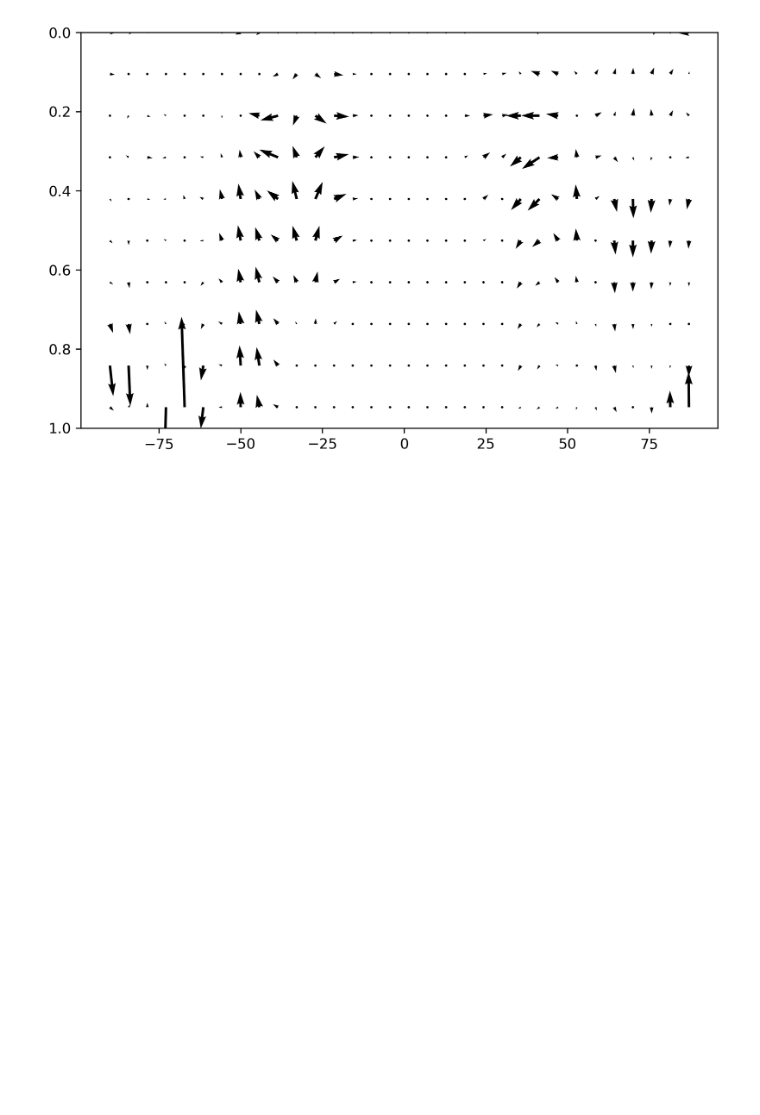
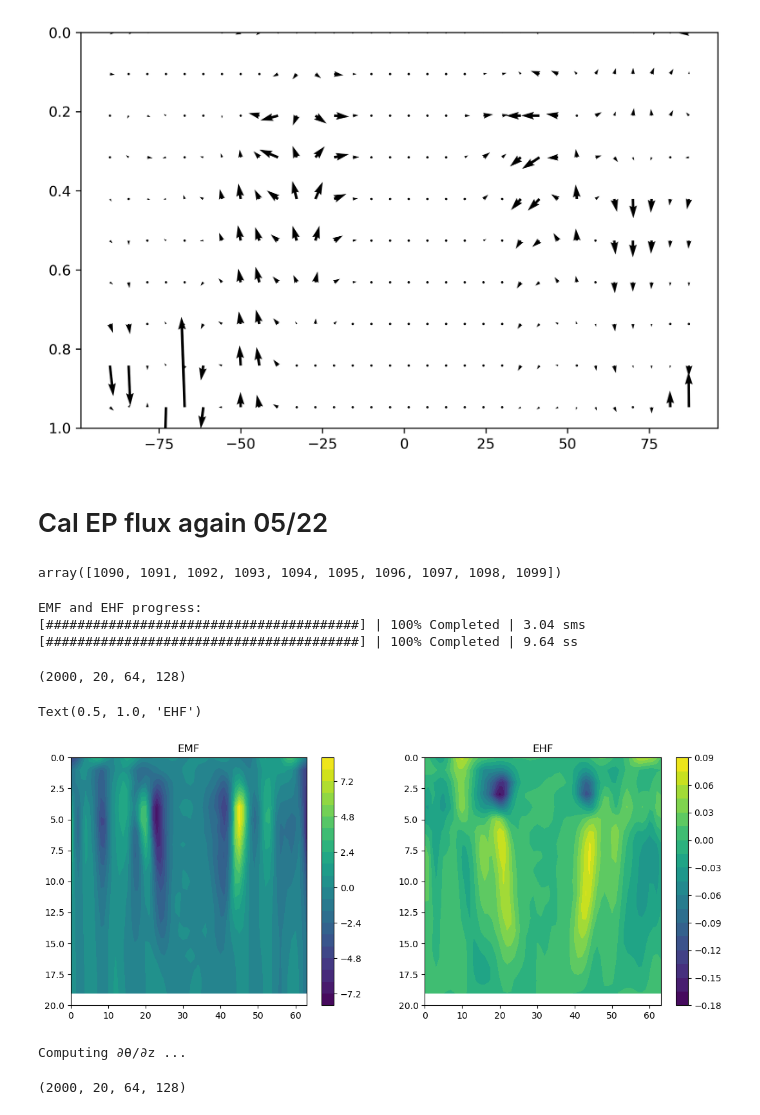
Before and after one commit to PeterChang1023/Moist_Dycore, a Jupyter notebook: EP_flux.ipynb, the cells around one changed output. Drawn from its saved outputs; the diff is of its cells as text; code cells hidden in the pictures; blank space fills up the shorter version.

```diff
--- a/EP_flux.ipynb
+++ b/EP_flux.ipynb
@@ -266,19 +327,19 @@ def daily_mean(var_6hourly):
 PR = 0
 # %%
 with h5py.File(u_file, "r") as ds:
-    u = np.asarray(ds["u"][5000*4:])
+    u = np.asarray(ds["u"][:])
     # u_daily = daily_mean(u)
 
-# with h5py.File(v_file, "r") as ds:
-#     v = np.asarray(ds["v"][5000*4:])
-#     # v_daily = daily_mean(v)
+with h5py.File(v_file, "r") as ds:
+    v = np.asarray(ds["v"][:])
+    # v_daily = daily_mean(v)
 
-# with h5py.File(t_file, "r") as ds:
-#     t = np.asarray(ds["t"][5000*4:])
-#     # t_daily = daily_mean(t)
+with h5py.File(t_file, "r") as ds:
+    t = np.asarray(ds["t"][:])
+    # t_daily = daily_mean(t)
 
-# with h5py.File(p_file, "r") as ds:
-#     p = np.asarray(ds["p"][5000*4:])
-#     # p_daily = daily_mean(p)
+with h5py.File(p_file, "r") as ds:
+    p = np.asarray(ds["p"][:])
+    # p_daily = daily_mean(p)
 # %%
 # with h5py.File(z_file, "r") as ds:
@@ -584,3 +582,5 @@ plt.ylim([1,0])
 # %% [output]
 (1.0, 0.0)
 [figure]
+# %% [markdown]
+# Cal EP flux again 05/22
@@ -586,0 +591,38 @@ plt.ylim([1,0])
+# %%
+time_idx_array_positive[:10]
+# %% [output]
+array([1090, 1091, 1092, 1093, 1094, 1095, 1096, 1097, 1098, 1099])
+# %%
+adiag = AtmosphericDiagnostics(u[2000:4000], v[2000:4000], t[2000:4000], p[2000:4000])
+# mean_idx = [60, 61, 62, 63]  # 例如第 60～63 時間點
+emf_mean, ehf_mean = adiag.run_emf_ehf()
+emf_mean.shape
+# %% [output]
+EMF and EHF progress:
+[########################################] | 100% Completed | 3.04 sms
+[########################################] | 100% Completed | 9.64 ss
+(2000, 20, 64, 128)
+# %%
+fig, (ax1,ax2) = plt.subplots(1,2, dpi=100, figsize=(13,5))
+cs1 = ax1.contourf(emf_mean.mean(axis=(0,3)), levels=21)
+plt.colorbar(cs1)
+ax1.set_ylim([20,0])
+ax1.set_title("EMF")
+
+cs2 = ax2.contourf(ehf_mean.mean(axis=(0,3)), levels=21)
+plt.colorbar(cs2)
+ax2.set_ylim([20,0])
+ax2.set_title("EHF")
+# %% [output]
+Text(0.5, 1.0, 'EHF')
+[figure, added]
+# %%
+adiag = AtmosphericDiagnostics(u[2000:4000], v[2000:4000], t[2000:4000], p[2000:4000])
+theta = adiag.cal_theta()
+dtheta, dtheta_zm = adiag.dtheta()
+# %% [output]
+Computing ∂θ/∂z ...
+# %%
+theta.shape
+# %% [output]
+(2000, 20, 64, 128)
```
Also changed, not shown: parts of 24 cells of this notebook.
